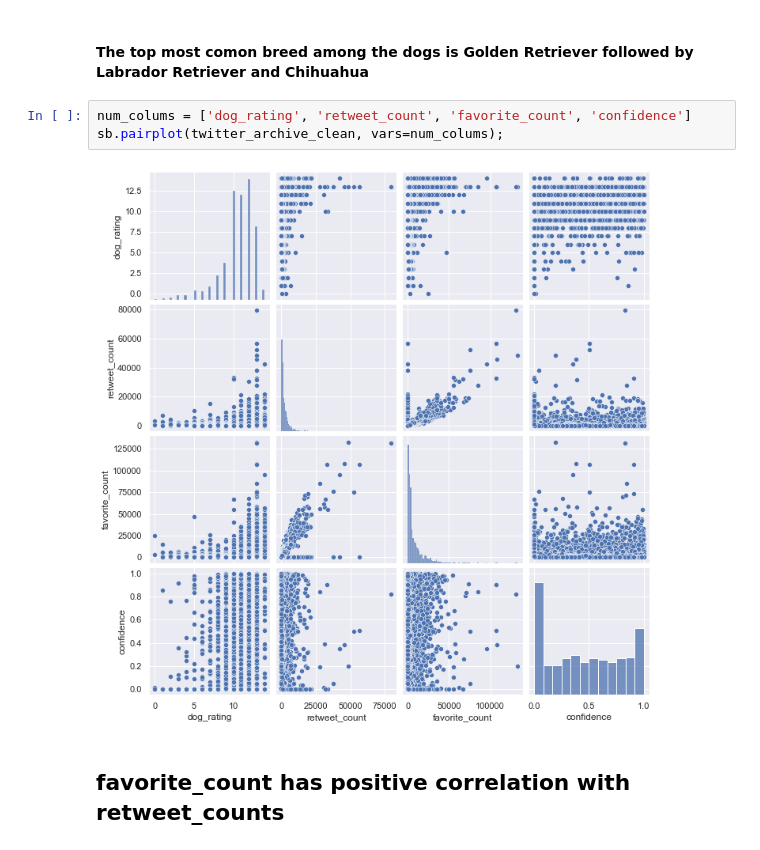
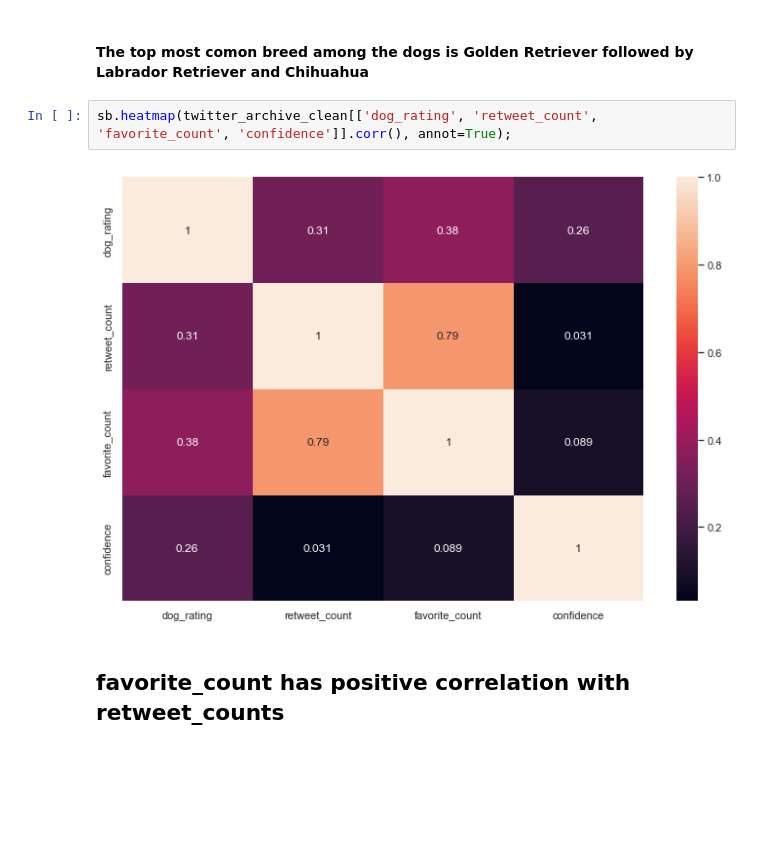
Before and after one commit to techacct/DA-WerateDogs, a Jupyter notebook: wrangle_act.ipynb, the cells around one changed output. Saved outputs shown, nothing was run; the diff lists cells and outputs as text; blank space fills up the shorter version.

Commit message:
notebook cleaned up

```diff
--- a/wrangle_act.ipynb
+++ b/wrangle_act.ipynb
@@ -722,11 +725,10 @@ plt.gca().invert_yaxis();
 [figure]
 # %% [markdown]
 #### The top most comon  breed among the dogs is Golden Retriever followed by Labrador Retriever and Chihuahua
-# %%
-num_colums = ['dog_rating', 'retweet_count', 'favorite_count', 'confidence']
-sb.pairplot(twitter_archive_clean, vars=num_colums);
-# %% [output]
-[figure, removed]
+# %%
+sb.heatmap(twitter_archive_clean[['dog_rating', 'retweet_count', 'favorite_count', 'confidence']].corr(), annot=True);
+# %% [output]
+[figure, added]
 # %% [markdown]
 ## favorite_count has positive correlation with retweet_counts
 # %%
```
Also changed, not shown: parts of 9 cells of this notebook, 1 other file.
